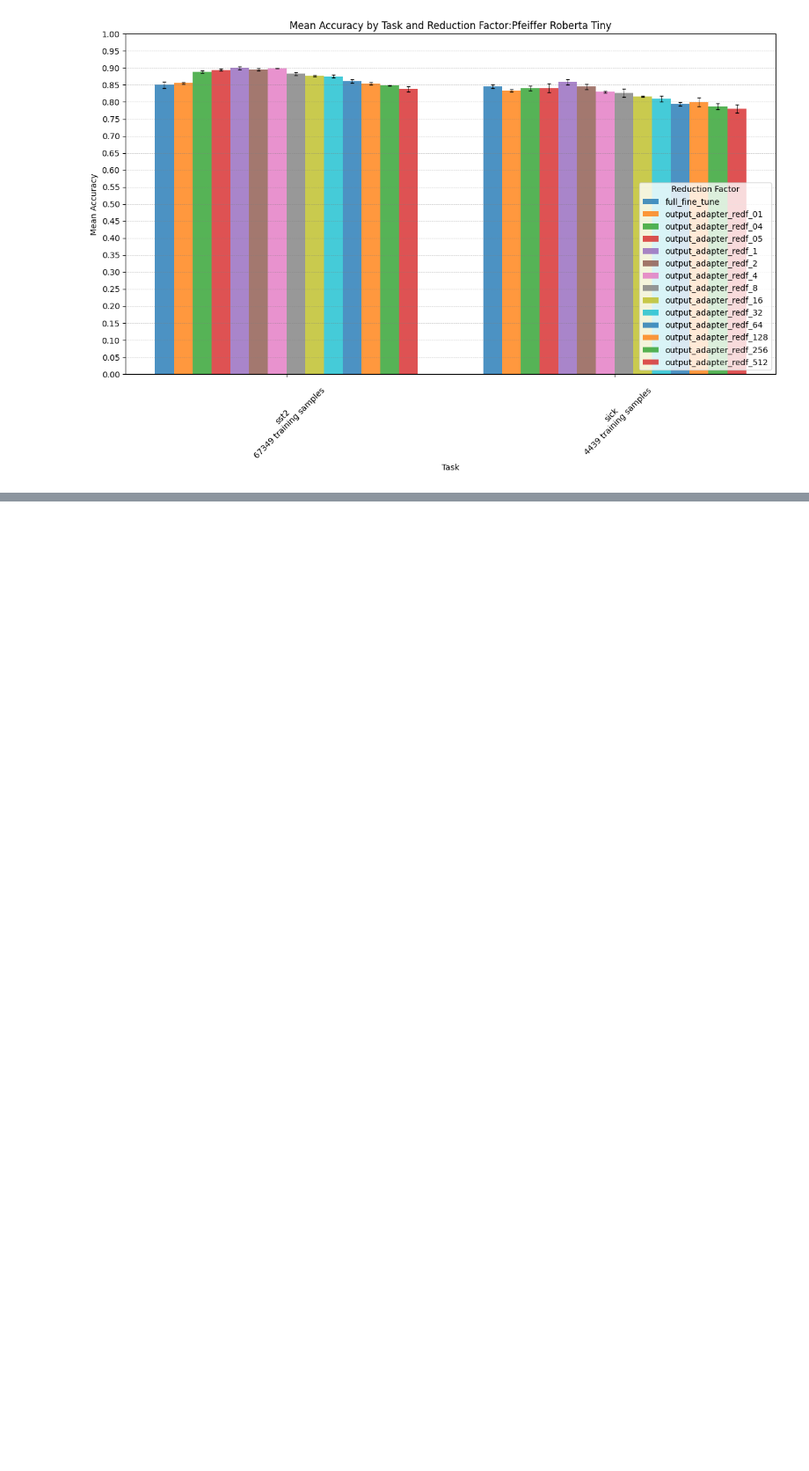
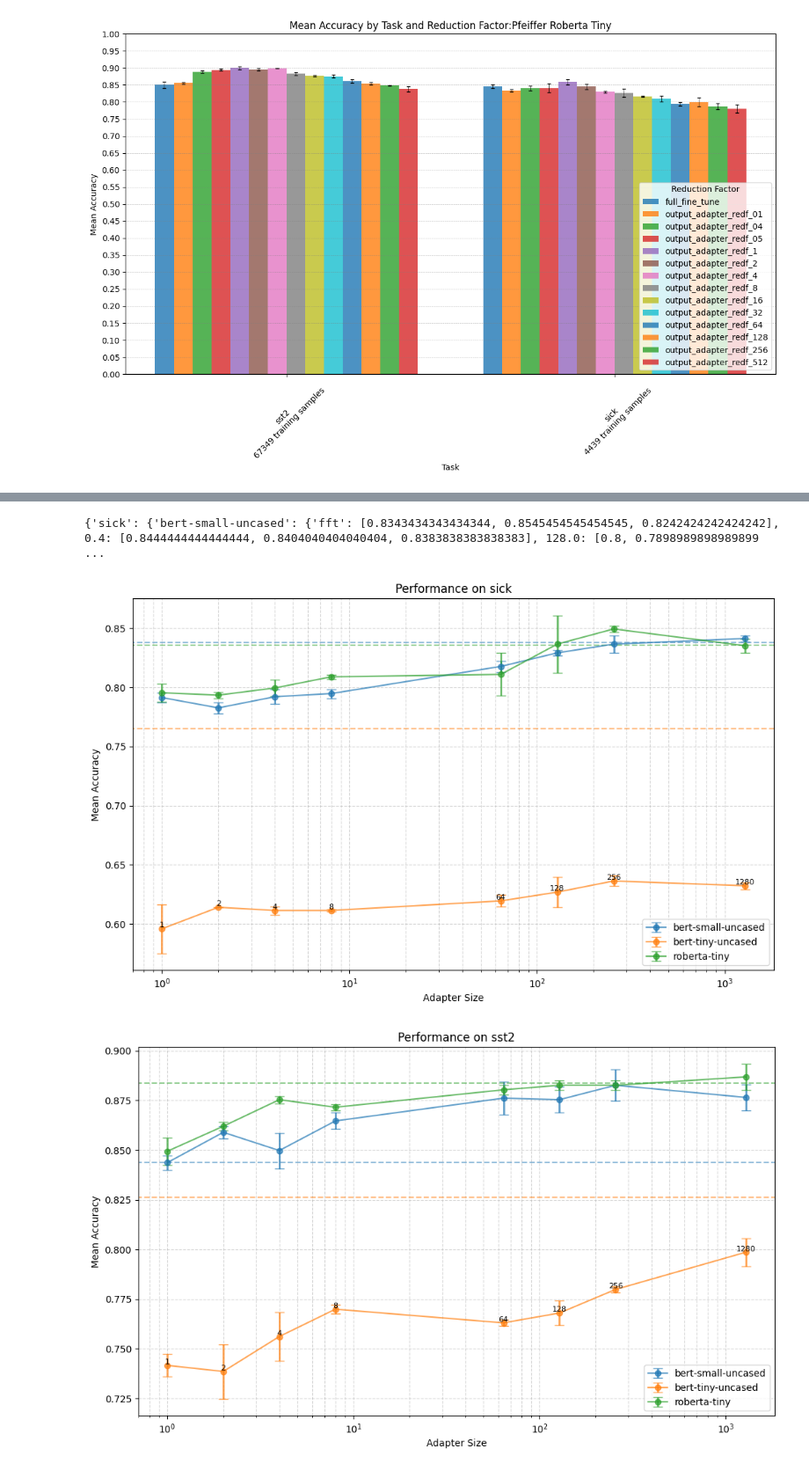
Before and after one commit to HectorAuvinen/adapter_experiments, a Jupyter notebook: notebooks/result_plotting.ipynb, the cells around one changed output, grey strips where cells are left out. Shown at 88% size. Saved outputs shown, nothing was run; the diff lists cells and outputs as text; code cells hidden in the pictures; blank space fills up the shorter version.

```diff
--- a/notebooks/result_plotting.ipynb
+++ b/notebooks/result_plotting.ipynb
@@ -201,0 +380,11 @@ sst2
+# %%
+root_folder = Path("F:/jku/practical_work/after_5th_march/houlsby/trainable_params")  # Adjust this path
+#skip = "bert-small-uncased"
+skip = "a"
+marker="bert-tiny-uncased"
+results = read_eval_results_2(root_folder,skip)
+plot_results(results,hidden_sizes,marker)
+# %% [output]
+{'sick': {'bert-small-uncased': {'fft': [0.8343434343434344, 0.8545454545454545, 0.8242424242424242], 0.4: [0.8444444444444444, 0.8404040404040404, 0.8383838383838383], 128.0: [0.8, 0.7898989898989899 ...
+[figure, added]
+[figure, added]
```
Also changed, not shown: parts of 7 cells of this notebook, 1 other file.
